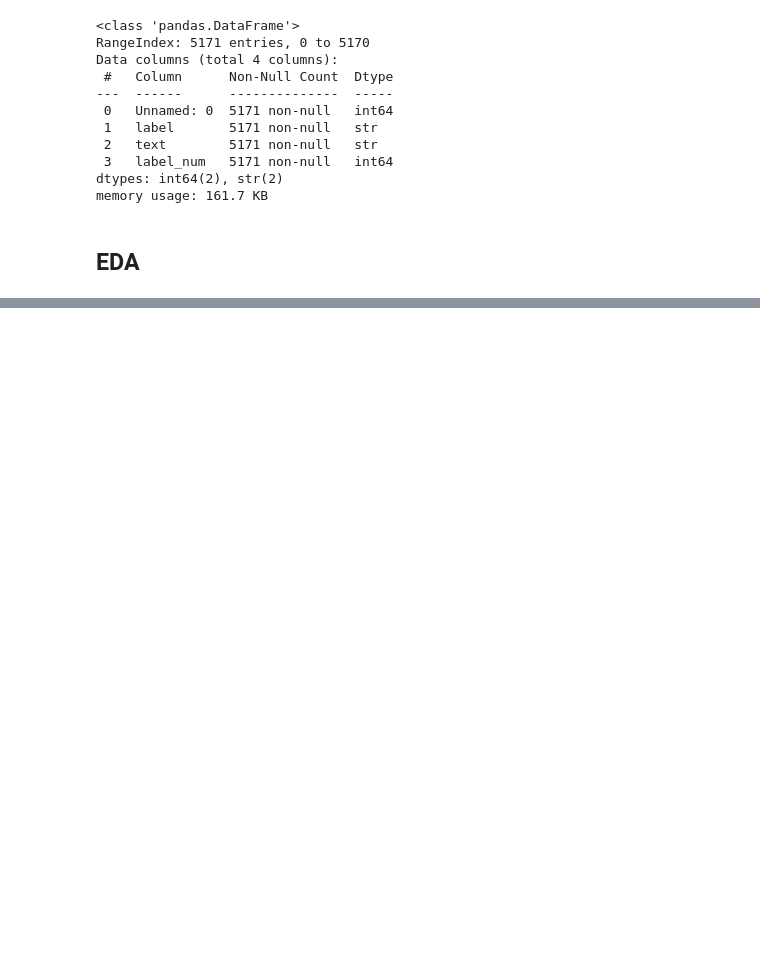
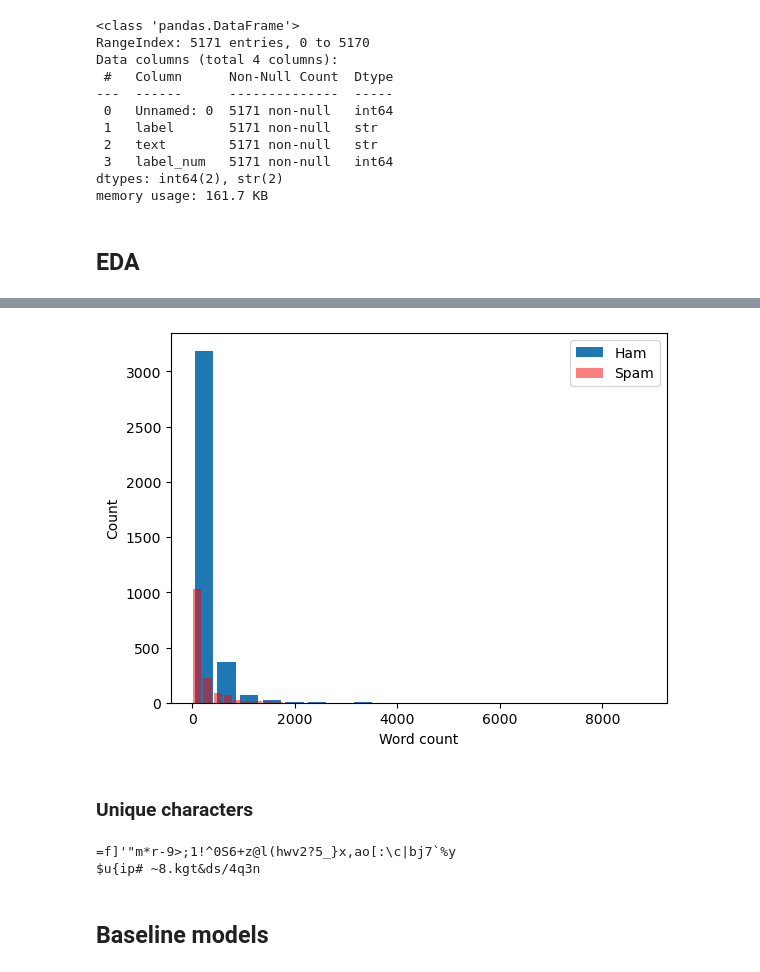
Before and after one commit to lilianabs/ml-beginner-projects, a Jupyter notebook: project_4/spam_ham.ipynb, the cells around one changed output, grey strips where cells are left out. Saved outputs shown, nothing was run; the diff lists cells and outputs as text; code cells hidden in the pictures; blank space fills up the shorter version.

```diff
--- a/project_4/spam_ham.ipynb
+++ b/project_4/spam_ham.ipynb
@@ -45,0 +81,18 @@ sns.histplot(x='text length', data=df)
+# %%
+plt.hist(ham.word_count, bins=20, rwidth=0.8, label="Ham")
+plt.hist(spam.word_count, bins=20, rwidth=0.8, label="Spam", alpha=0.5, color='red')
+plt.xlabel('Word count')
+plt.ylabel('Count')
+plt.legend(loc="upper right");
+# %% [output]
+[figure, added]
+# %% [markdown]
+### Unique characters
+# %%
+unique_chars = set(list(' '.join(df['text'].values)))
+print("".join(unique_chars))
+# %% [output]
+=f]'"m*r-9>;1!^0S6+z@l(hwv2?5_}x,ao[:\c|bj7`%y
+$u{ip# ~8.kgt&ds/4q3n
+# %% [markdown]
+## Baseline models
```
Also changed, not shown: parts of 12 cells of this notebook.
